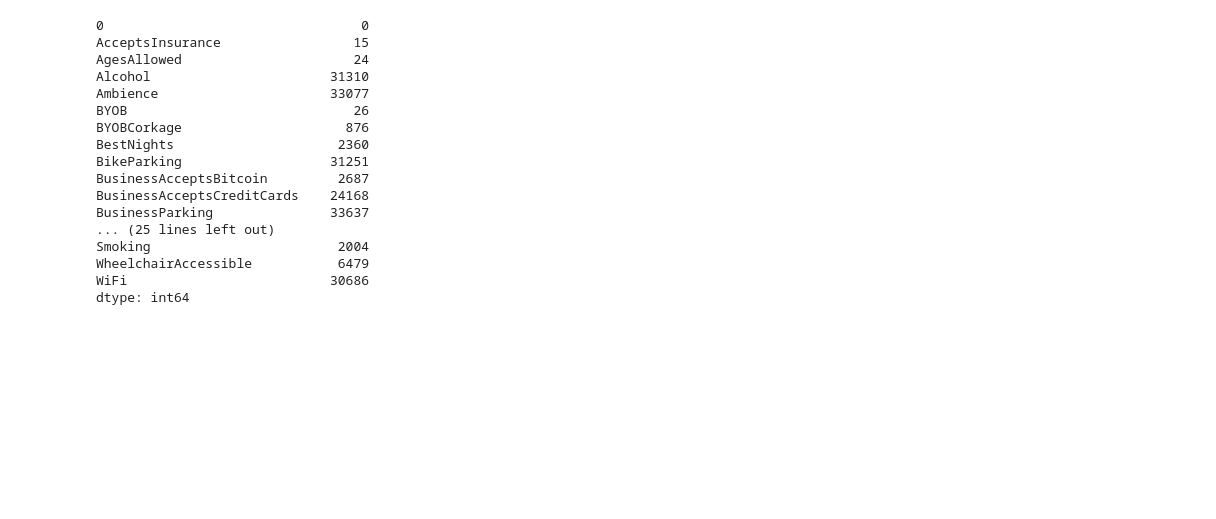
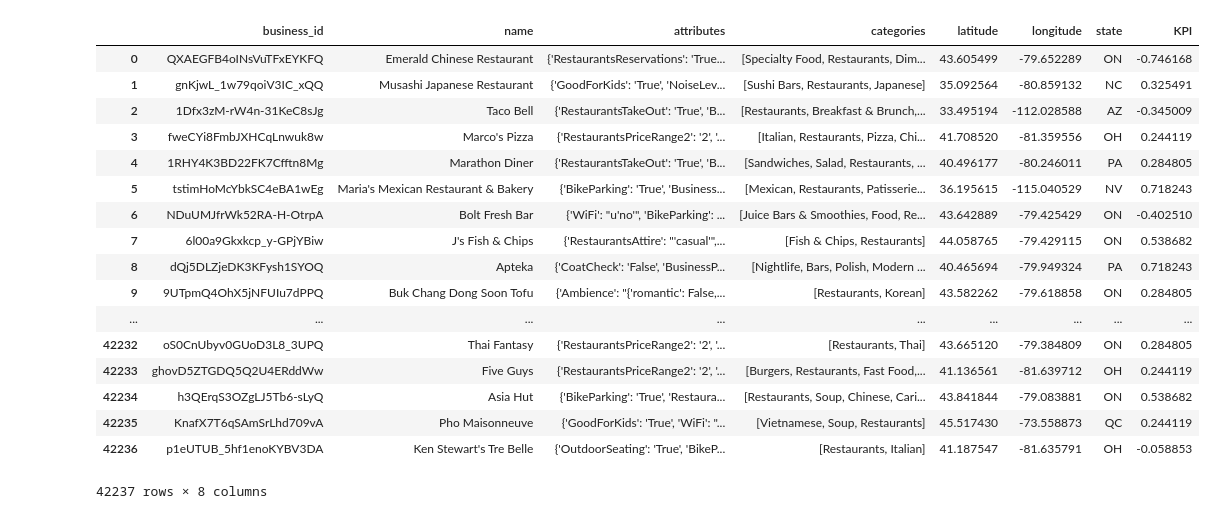
Before and after one commit to Joseamica/Project-1, a Jupyter notebook: Data/KPI_predictor.ipynb, the cells around one changed output. Cells and saved outputs as stored; diff of their text form; code cells hidden in the pictures; blank space fills up the shorter version.

Commit message:
Update attribute table with business_id and name

```diff
--- a/Data/KPI_predictor.ipynb
+++ b/Data/KPI_predictor.ipynb
@@ -12,46 +12,54 @@ df = pd.read_csv('yelp_business.csv')
 # %%
 # Data Pre-processing / Cleaning Step
     # Remove unnecessary columns
-clean_df = df.drop(columns=['address', 'business_id', 'city', 'hours', 'postal_code', 'review_count',
+clean_df = df.drop(columns=['address', 'city', 'hours', 'postal_code', 'review_count',
                             'stars', 'Standardized Stars'])
 clean_df = clean_df.drop(clean_df.columns[0], axis=1)
 
     # Filter by Restaurants
 clean_restaurants = clean_df[clean_df['categories'].str.contains("Restaurants") == True]
 
     # Filter by currently open restaurants
 clean_restaurants = clean_restaurants[clean_restaurants['is_open'] == 1]
 
     # Drop "is_open" column because does not have meaning after the filter
 clean_restaurants = clean_restaurants.drop(columns=['is_open'])
 
     # Organize order of columns
-clean_restaurants = clean_restaurants[['name', 'attributes', 'categories', 'latitude', 'longitude', 'state', 'KPI']].reset_index()
+clean_restaurants = clean_restaurants[['business_id', 'name', 'attributes', 'categories', 'latitude', 'longitude',
+                                       'state', 'KPI']].reset_index()
 clean_restaurants = clean_restaurants.drop(columns=['index'])
 
     # Convert attribute column instances to dicts
 clean_restaurants['attributes'] = clean_restaurants['attributes'].dropna().apply(ast.literal_eval)
 
+    # Convert categories column instances to lists
+# clean_restaurants['categories'] = clean_restaurants['categories'].str.split(',')
+# clean_restaurants['categories'] = clean_restaurants['categories'].map(lambda l: list(map(str.strip, l)))
+
+
     # Splitting dict on 'attribute' column
 attributes = clean_restaurants['attributes'].apply(pd.Series)
+clean_restaurants
+# %% [output]
+|  | business_id | name | attributes | categories | latitude | longitude | state | KPI |
+| 0 | QXAEGFB4oINsVuTFxEYKFQ | Emerald Chinese Restaurant | {'RestaurantsReservations': 'True... | [Specialty Food, Restaurants, Dim... | 43.605499 | -79.652289 | ON | -0.746168 |
+| 1 | gnKjwL_1w79qoiV3IC_xQQ | Musashi Japanese Restaurant | {'GoodForKids': 'True', 'NoiseLev... | [Sushi Bars, Restaurants, Japanese] | 35.092564 | -80.859132 | NC | 0.325491 |
+| 2 | 1Dfx3zM-rW4n-31KeC8sJg | Taco Bell | {'RestaurantsTakeOut': 'True', 'B... | [Restaurants, Breakfast & Brunch,... | 33.495194 | -112.028588 | AZ | -0.345009 |
+| 3 | fweCYi8FmbJXHCqLnwuk8w | Marco's Pizza | {'RestaurantsPriceRange2': '2', '... | [Italian, Restaurants, Pizza, Chi... | 41.708520 | -81.359556 | OH | 0.244119 |
+| 4 | 1RHY4K3BD22FK7Cfftn8Mg | Marathon Diner | {'RestaurantsTakeOut': 'True', 'B... | [Sandwiches, Salad, Restaurants, ... | 40.496177 | -80.246011 | PA | 0.284805 |
+| 5 | tstimHoMcYbkSC4eBA1wEg | Maria's Mexican Restaurant & Bakery | {'BikeParking': 'True', 'Business... | [Mexican, Restaurants, Patisserie... | 36.195615 | -115.040529 | NV | 0.718243 |
+| 6 | NDuUMJfrWk52RA-H-OtrpA | Bolt Fresh Bar | {'WiFi': "u'no'", 'BikeParking': ... | [Juice Bars & Smoothies, Food, Re... | 43.642889 | -79.425429 | ON | -0.402510 |
+| 7 | 6l00a9Gkxkcp_y-GPjYBiw | J's Fish & Chips | {'RestaurantsAttire': "'casual'",... | [Fish & Chips, Restaurants] | 44.058765 | -79.429115 | ON | 0.538682 |
+| 8 | dQj5DLZjeDK3KFysh1SYOQ | Apteka | {'CoatCheck': 'False', 'BusinessP... | [Nightlife, Bars, Polish, Modern ... | 40.465694 | -79.949324 | PA | 0.718243 |
+| 9 | 9UTpmQ4OhX5jNFUIu7dPPQ | Buk Chang Dong Soon Tofu | {'Ambience': "{'romantic': False,... | [Restaurants, Korean] | 43.582262 | -79.618858 | ON | 0.284805 |
+| ... | ... | ... | ... | ... | ... | ... | ... | ... |
+| 42232 | oS0CnUbyv0GUoD3L8_3UPQ | Thai Fantasy | {'RestaurantsPriceRange2': '2', '... | [Restaurants, Thai] | 43.665120 | -79.384809 | ON | 0.284805 |
+| 42233 | ghovD5ZTGDQ5Q2U4ERddWw | Five Guys | {'RestaurantsPriceRange2': '2', '... | [Burgers, Restaurants, Fast Food,... | 41.136561 | -81.639712 | OH | 0.244119 |
+| 42234 | h3QErqS3OZgLJ5Tb6-sLyQ | Asia Hut | {'BikeParking': 'True', 'Restaura... | [Restaurants, Soup, Chinese, Cari... | 43.841844 | -79.083881 | ON | 0.538682 |
+| 42235 | KnafX7T6qSAmSrLhd709vA | Pho Maisonneuve | {'GoodForKids': 'True', 'WiFi': "... | [Vietnamese, Soup, Restaurants] | 45.517430 | -73.558873 | QC | 0.244119 |
+| 42236 | p1eUTUB_5hf1enoKYBV3DA | Ken Stewart's Tre Belle | {'OutdoorSeating': 'True', 'BikeP... | [Restaurants, Italian] | 41.187547 | -81.635791 | OH | -0.058853 |
+42237 rows × 8 columns
 # %%
 # Check out atribute dataframe sparsity
 attributes.count()
-# %% [output]
-0                                 0
-AcceptsInsurance                 15
-AgesAllowed                      24
-Alcohol                       31310
-Ambience                      33077
-BYOB                             26
-BYOBCorkage                     876
-BestNights                     2360
-BikeParking                   31251
-BusinessAcceptsBitcoin         2687
-BusinessAcceptsCreditCards    24168
-BusinessParking               33637
-... (25 lines left out)
-Smoking                        2004
-WheelchairAccessible           6479
-WiFi                          30686
-dtype: int64
```
Also changed, not shown: parts of 5 cells of this notebook, 2 other files.
